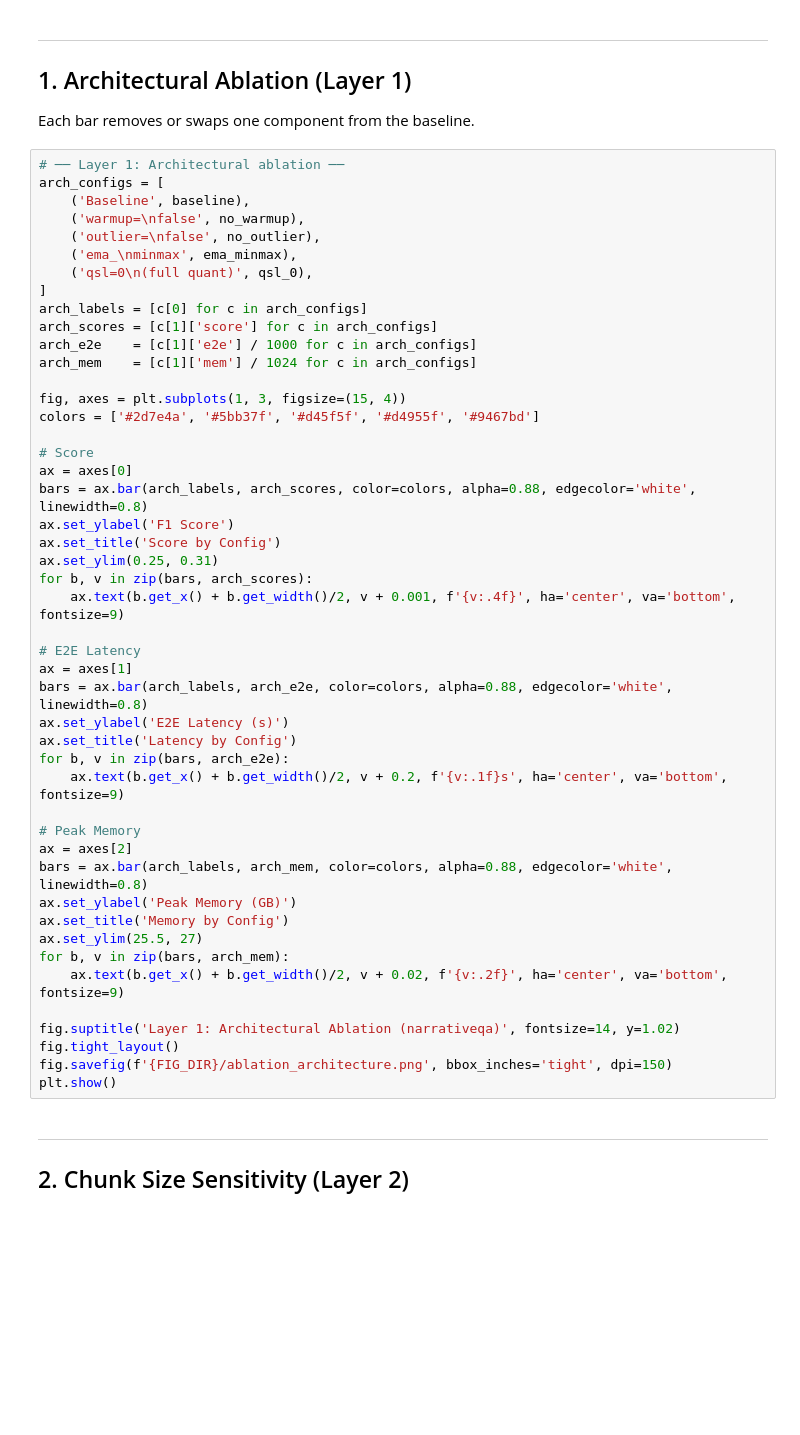
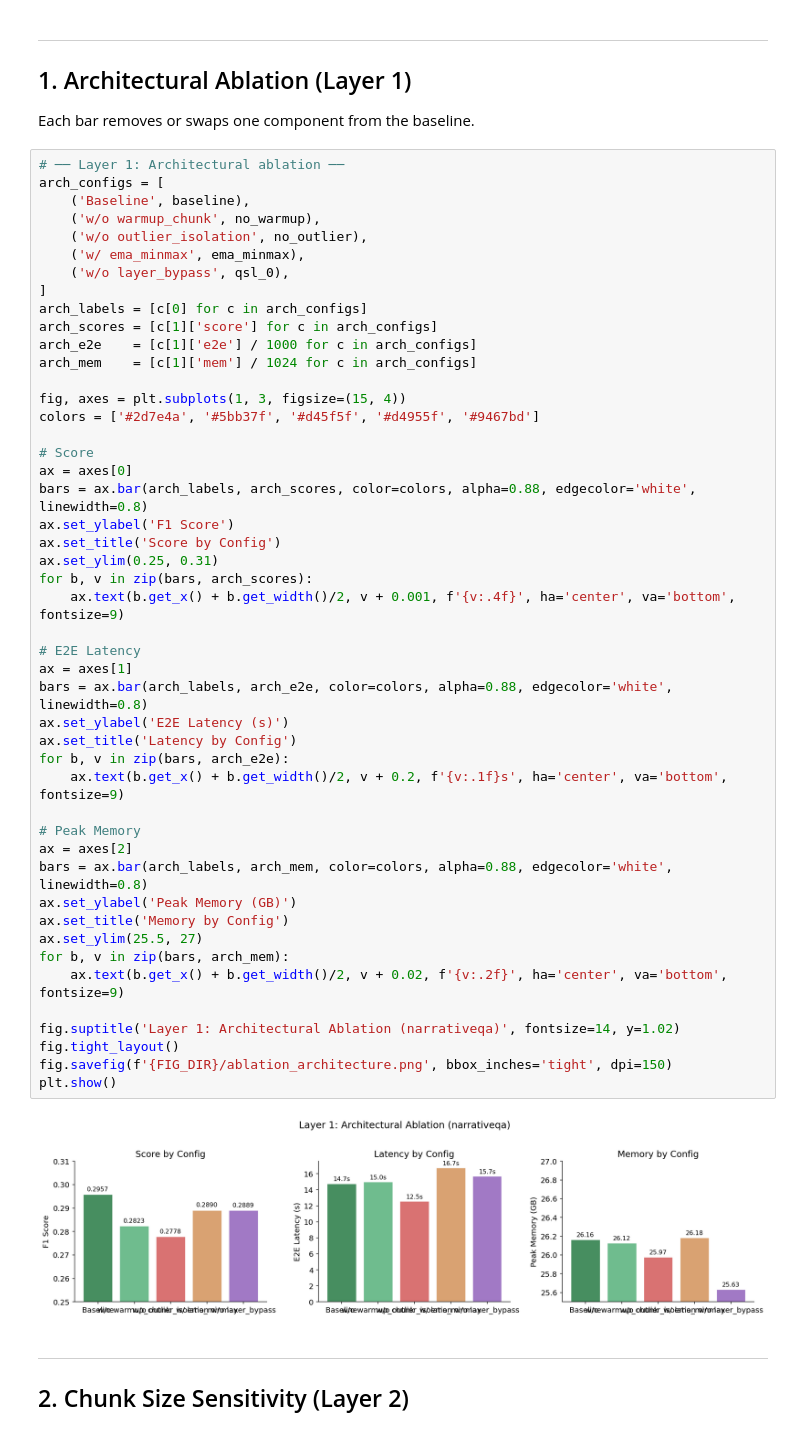
Before and after one commit to EvelynHung-79/LiveKVQuantP, a Jupyter notebook: analysis/ablation_studies.ipynb, the cells around one changed output. Cells and saved outputs as stored; diff of their text form; blank space fills up the shorter version.

```diff
--- a/analysis/ablation_studies.ipynb
+++ b/analysis/ablation_studies.ipynb
@@ -83,10 +90,10 @@ Each bar removes or swaps one component from the baseline.
 # ── Layer 1: Architectural ablation ──
 arch_configs = [
     ('Baseline', baseline),
-    ('warmup=\nfalse', no_warmup),
-    ('outlier=\nfalse', no_outlier),
-    ('ema_\nminmax', ema_minmax),
-    ('qsl=0\n(full quant)', qsl_0),
+    ('w/o warmup_chunk', no_warmup),
+    ('w/o outlier_isolation', no_outlier),
+    ('w/ ema_minmax', ema_minmax),
+    ('w/o layer_bypass', qsl_0),
 ]
 arch_labels = [c[0] for c in arch_configs]
 arch_scores = [c[1]['score'] for c in arch_configs]
@@ -99,33 +106,35 @@ colors = ['#2d7e4a', '#5bb37f', '#d45f5f', '#d4955f', '#9467bd']
 # Score
 ax = axes[0]
 bars = ax.bar(arch_labels, arch_scores, color=colors, alpha=0.88, edgecolor='white', linewidth=0.8)
 ax.set_ylabel('F1 Score')
 ax.set_title('Score by Config')
 ax.set_ylim(0.25, 0.31)
 for b, v in zip(bars, arch_scores):
     ax.text(b.get_x() + b.get_width()/2, v + 0.001, f'{v:.4f}', ha='center', va='bottom', fontsize=9)
 
 # E2E Latency
 ax = axes[1]
 bars = ax.bar(arch_labels, arch_e2e, color=colors, alpha=0.88, edgecolor='white', linewidth=0.8)
 ax.set_ylabel('E2E Latency (s)')
 ax.set_title('Latency by Config')
 for b, v in zip(bars, arch_e2e):
     ax.text(b.get_x() + b.get_width()/2, v + 0.2, f'{v:.1f}s', ha='center', va='bottom', fontsize=9)
 
 # Peak Memory
 ax = axes[2]
 bars = ax.bar(arch_labels, arch_mem, color=colors, alpha=0.88, edgecolor='white', linewidth=0.8)
 ax.set_ylabel('Peak Memory (GB)')
 ax.set_title('Memory by Config')
 ax.set_ylim(25.5, 27)
 for b, v in zip(bars, arch_mem):
     ax.text(b.get_x() + b.get_width()/2, v + 0.02, f'{v:.2f}', ha='center', va='bottom', fontsize=9)
 
 fig.suptitle('Layer 1: Architectural Ablation (narrativeqa)', fontsize=14, y=1.02)
 fig.tight_layout()
 fig.savefig(f'{FIG_DIR}/ablation_architecture.png', bbox_inches='tight', dpi=150)
 plt.show()
+# %% [output]
+[figure, added]
 # %% [markdown]
 ---
 ## 2. Chunk Size Sensitivity (Layer 2)
```
Also changed, not shown: parts of 8 cells of this notebook, 38 other files.
